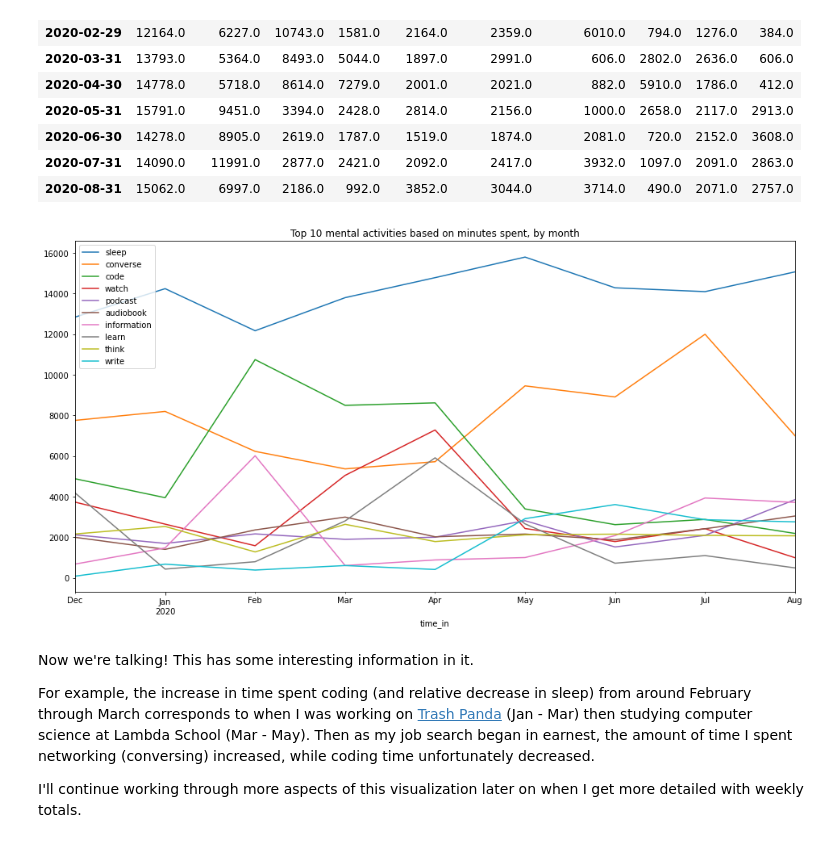
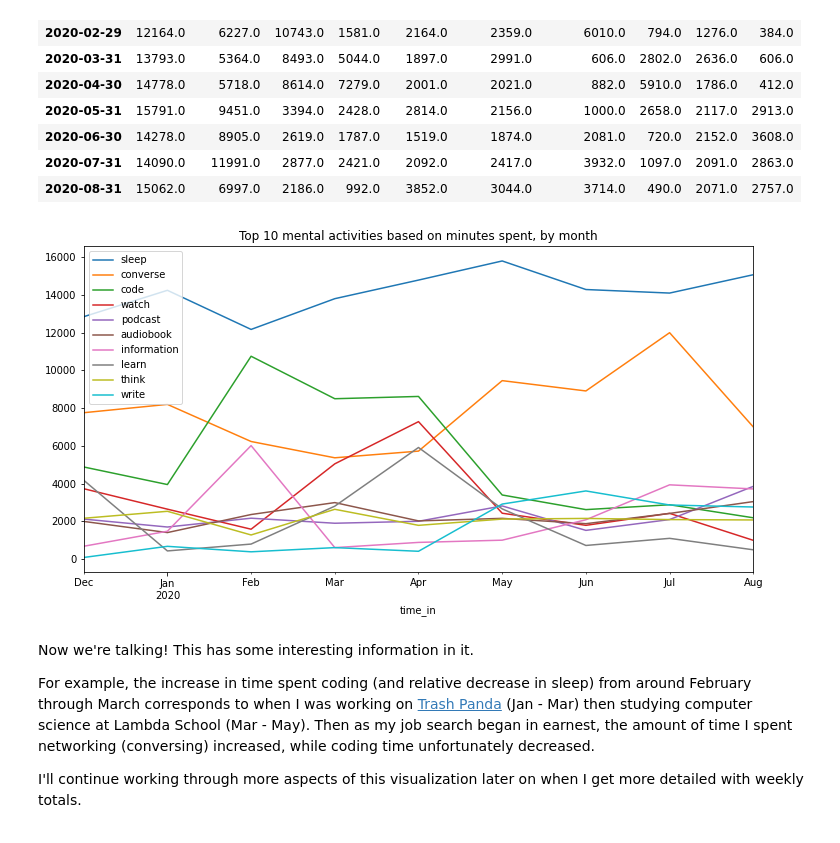
Before and after one commit to tobias-fyi/savor_data_pages, a Jupyter notebook: _notebooks/2020-09-07-savor_data_eda_viz.ipynb, the cells around one changed output. Drawn from its saved outputs; the diff is of its cells as text; code cells hidden in the pictures.

```diff
--- a/_notebooks/2020-09-07-savor_data_eda_viz.ipynb
+++ b/_notebooks/2020-09-07-savor_data_eda_viz.ipynb
@@ -464,10 +465,10 @@ mental_sum_by_month
 | 2020-08-31 | 15062.0 | 6997.0 | 2186.0 | 992.0 | 3852.0 | 3044.0 | 3714.0 | 490.0 | 2071.0 | 2757.0 |
 # %%
 # Lineplot of monthly mental activity totals
-mental_sum_by_month.plot(figsize=(16, 8))
+mental_sum_by_month.plot(figsize=(12, 6))
 plt.title("Top 10 mental activities based on minutes spent, by month");
 # %% [output]
-[figure, old version]
+[figure, new version]
 # %% [markdown]
 Now we're talking! This has some interesting information in it.
 
```
Also changed, not shown: parts of 12 cells of this notebook.
